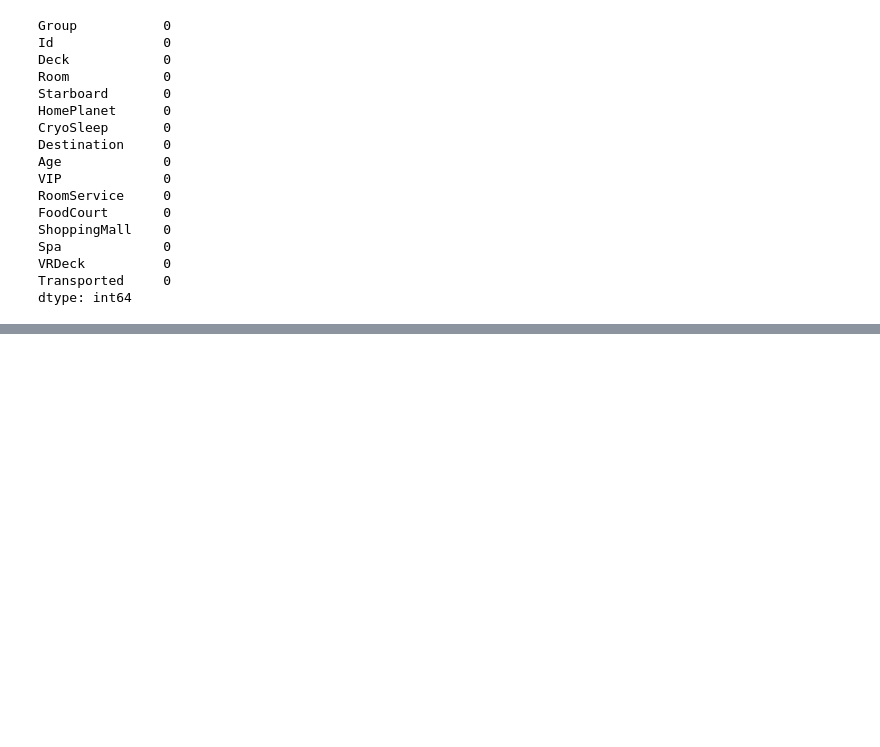
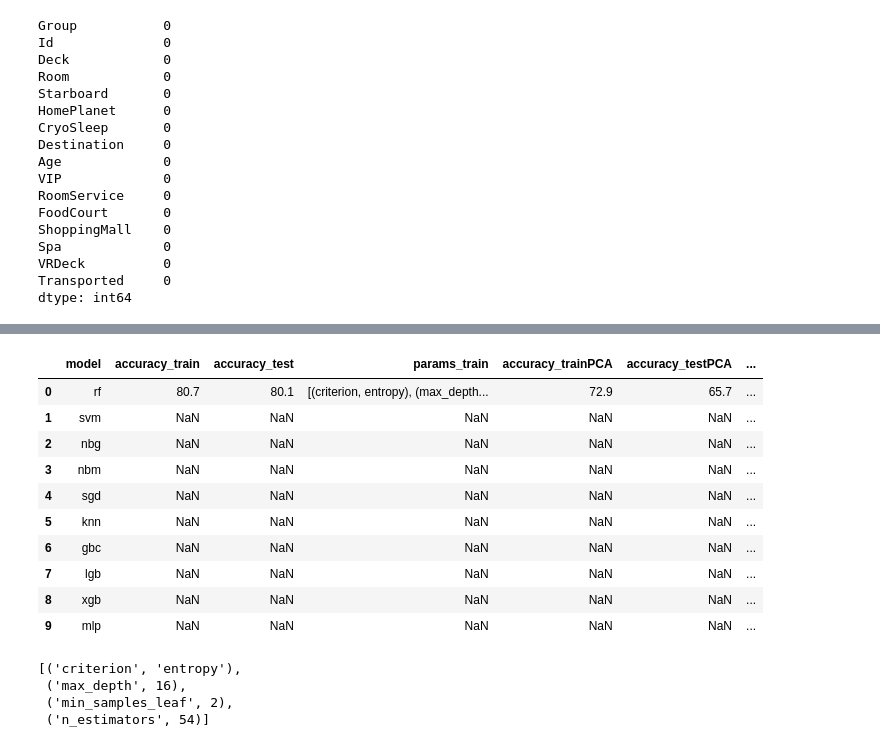
Before and after one commit to jmeisenh/SpaceTitanic, a Jupyter notebook: SST Submission.ipynb, the cells around one changed output, grey strips where cells are left out. Drawn from its saved outputs; the diff is of its cells as text; code cells hidden in the pictures; blank space fills up the shorter version.

Commit message:
finshed level 0 models, beginning stacking

```diff
--- a/SST Submission.ipynb
+++ b/SST Submission.ipynb
@@ -663,0 +692,3 @@ train
+# %%
+# convert Starboard column to int for consistency
+train['Starboard'] = train['Starboard'].astype(int)
@@ -663,0 +704,5 @@ train
+# %%
+# Transform X data into Principal components
+pca = PCA(n_components = 0.95)
+xtrainPCA = pca.fit_transform(xtrain)
+xtestPCA = pca.fit_transform(xtest)
@@ -663,0 +798,35 @@ train
+# %%
+d = {'model' : ['rf', 'svm', 'nbg', 'nbm', 'sgd', 'knn', 'gbc', 'lgb', 'xgb', 'mlp']}
+accuracyDF = pd.DataFrame(columns = ['model', 'accuracy_train', 'accuracy_test', 'params_train', 'accuracy_trainPCA', 'accuracy_testPCA', 'params_trainPCA'], data = d)
+idxNum = 0
+grid_Search = GridSearchCV(rf, rf_Grid, scoring = 'accuracy', cv = 5, n_jobs = -1)
+%time grid_Search.fit(xtrain, ytrain)
+accuracyDF.iloc[idxNum, 1] = round(grid_Search.best_score_, 3) * 100
+accuracyDF.iloc[idxNum, 2] = round(grid_Search.score(xtest, ytest), 3) * 100
+accuracyDF.iloc[idxNum, 3] = list(zip(grid_Search.best_params_.keys(), grid_Search.best_params_.values()))
+grid_SearchPCA = GridSearchCV(rf, rf_Grid, scoring = 'accuracy', cv = 5, n_jobs = -1)
+%time grid_SearchPCA.fit(xtrainPCA, ytrain)
+accuracyDF.iloc[idxNum, 4] = round(grid_SearchPCA.best_score_, 3) * 100
+accuracyDF.iloc[idxNum, 5] = round(grid_SearchPCA.score(xtestPCA, ytest), 3) * 100
+accuracyDF.iloc[idxNum, 6] = list(zip(grid_SearchPCA.best_params_.keys(), grid_Search.best_params_.values()))
+if accuracyDF.iloc[idxNum, 2] >= accuracyDF.iloc[idxNum, 5]:
+    trainDataX = xtrain
+    testDataX = xtest
+    new_Grid_Search = grid_Search
+    rowIdx = 1
+else:
+    trainDataX = xtrainPCA
+    testDataX = xtestPCA
+    new_Grid_Search = grid_SearchPCA
+    rowIdx = 4
+for i in new_Grid_Search.best_params_:
+    if isinstance(new_Grid_Search.best_params_[i], int):
+        rf_Grid[i] = list(set([round(e) for e in np.linspace(.8 * new_Grid_Search.best_params_[i], 1.2 * new_Grid_Search.best_params_[i], 4)]))
+    if isinstance(new_Grid_Search.best_params_[i], float):
+        rf_Grid[i] = list(set([round(e, 4) for e in np.linspace(.8 * new_Grid_Search.best_params_[i], 1.2 * new_Grid_Search.best_params_[i], 4)]))
+new_Grid_Search = GridSearchCV(rf, rf_Grid, scoring = 'accuracy', cv = 5, n_jobs = -1)
+%time new_Grid_Search.fit(trainDataX, ytrain)
+accuracyDF.iloc[idxNum, rowIdx] = round(new_Grid_Search.best_score_, 3) * 100
+accuracyDF.iloc[idxNum, rowIdx + 1] = round(new_Grid_Search.score(testDataX, ytest), 3) * 100
+accuracyDF.iloc[idxNum, rowIdx + 2] = list(zip(new_Grid_Search.best_params_.keys(), new_Grid_Search.best_params_.values()))
+idxNum += 1
@@ -663,0 +838,21 @@ train
+# %%
+accuracyDF
+# %% [output]
+|  | model | accuracy_train | accuracy_test | params_train | accuracy_trainPCA | accuracy_testPCA | ... |
+| 0 | rf | 80.7 | 80.1 | [(criterion, entropy), (max_depth... | 72.9 | 65.7 | ... |
+| 1 | svm | NaN | NaN | NaN | NaN | NaN | ... |
+| 2 | nbg | NaN | NaN | NaN | NaN | NaN | ... |
+| 3 | nbm | NaN | NaN | NaN | NaN | NaN | ... |
+| 4 | sgd | NaN | NaN | NaN | NaN | NaN | ... |
+| 5 | knn | NaN | NaN | NaN | NaN | NaN | ... |
+| 6 | gbc | NaN | NaN | NaN | NaN | NaN | ... |
+| 7 | lgb | NaN | NaN | NaN | NaN | NaN | ... |
+| 8 | xgb | NaN | NaN | NaN | NaN | NaN | ... |
+| 9 | mlp | NaN | NaN | NaN | NaN | NaN | ... |
+# %%
+accuracyDF.iloc[0,6]
+# %% [output]
+[('criterion', 'entropy'),
+ ('max_depth', 16),
+ ('min_samples_leaf', 2),
+ ('n_estimators', 54)]
```
Also changed, not shown: parts of 15 cells of this notebook.
